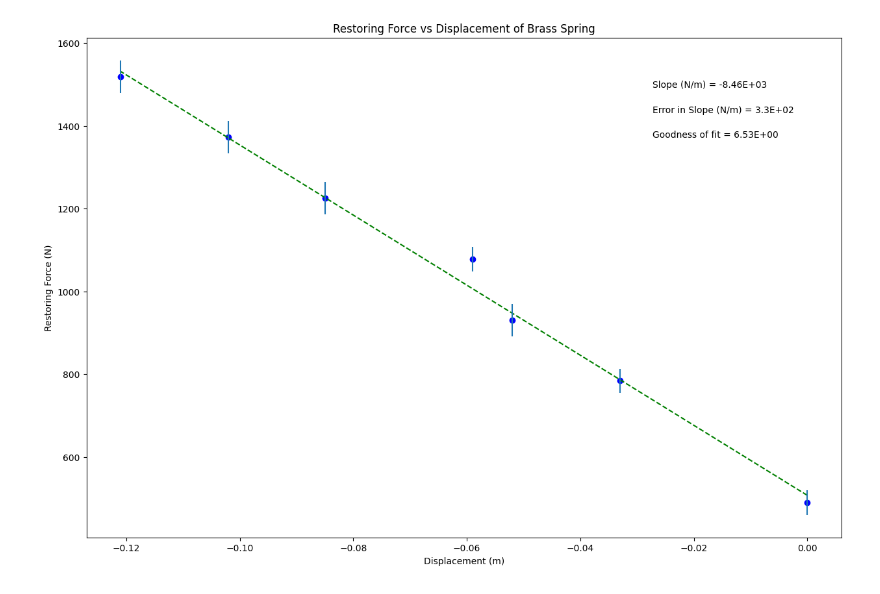
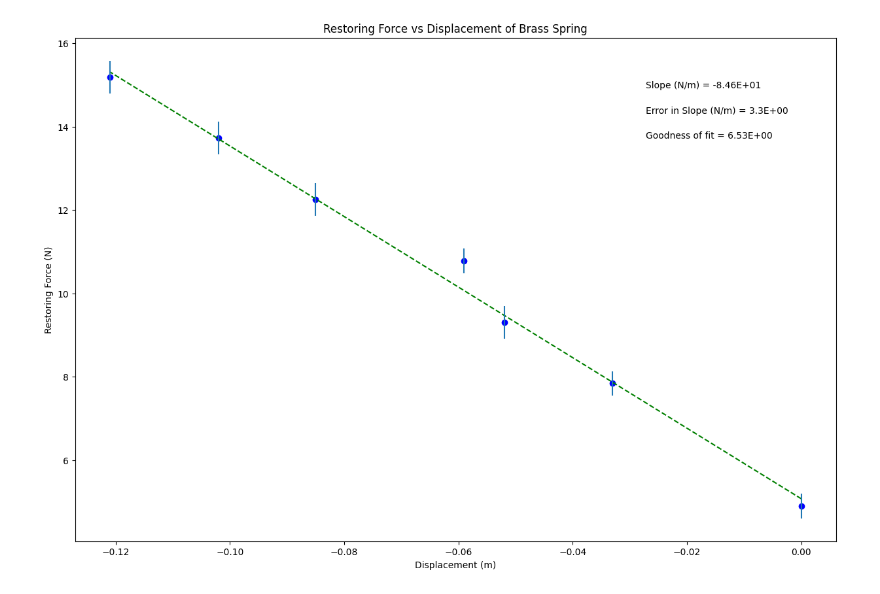
Before and after one commit to ani-maker113/PHSXlabplots, a Jupyter notebook: Seamus_E_Brass_Spring_Plot.ipynb, the cells around one changed output. Drawn from its saved outputs; the diff is of its cells as text; code cells hidden in the pictures.

```diff
--- a/Seamus_E_Brass_Spring_Plot.ipynb
+++ b/Seamus_E_Brass_Spring_Plot.ipynb
@@ -16,14 +16,14 @@ import matplotlib.pyplot as plt
 #CHANGE THE VARIABLE NAMES and numbers to match your data
 
 Displacement = np.array([0, -0.033, -0.052, -0.059, -0.085, -0.102, -0.121]) #what are units?
-Force = np.array([490, 784, 931, 1078, 1225, 1372, 1519]) #what are units?
+Force = np.array([4.90, 7.84, 9.31, 10.78, 12.25, 13.72, 15.19]) #what are units?
 
 
 #-----------------------------------------------------------------------#
 #Create array for uncertainties in y variable
 #CHANGE THE VARIABLE NAME and numbers to match your data
 
-Uncertainty = np.array([29.4, 29.4, 39.2, 29.4, 39.2, 39.2, 39.2])
+Uncertainty = np.array([.294, .294, .392, .294, .392, .392, .392])
 
 
 #-----------------------------------------------------------------------#
@@ -88,31 +88,31 @@ elif annotation_placement==3 or annotation_placement==4:
     ypos=[.2,.15,.1]
 
 #-----------------------------------------------------------------------#
 #Don't need to change anything in this section!
 
 #Plot data on graph. Plot error bars and place values for slope,
 #error in slope and goodness of fit on the plot using "annotate"
 
 plt.figure(figsize=(15,10))
 
 plt.plot(x, fit, color='green', linestyle='--')
 plt.scatter(x, y, color='blue', marker='o')
 
 plt.xlabel(x_label)
 plt.ylabel(y_label)
 plt.title(plot_title)
 
 plt.errorbar(x, y, yerr=dy, xerr=None, fmt="none") #don't need to plot x error bars
 
 plt.annotate('Slope ({}) = {value:.{digits}E}'.format(slope_units,value=m, digits=2),
              (xpos, ypos[0]), xycoords='axes fraction')
 
 plt.annotate('Error in Slope ({}) = {value:.{digits}E}'.format(slope_units,value=dm, digits=1),
              (xpos, ypos[1]), xycoords='axes fraction')
 
 plt.annotate('Goodness of fit = {value:.{digits}E}'.format(value=N, digits=2),
              (xpos, ypos[2]), xycoords='axes fraction')
 
 plt.show()
 # %% [output]
-[figure, old version]
+[figure, new version]
```
